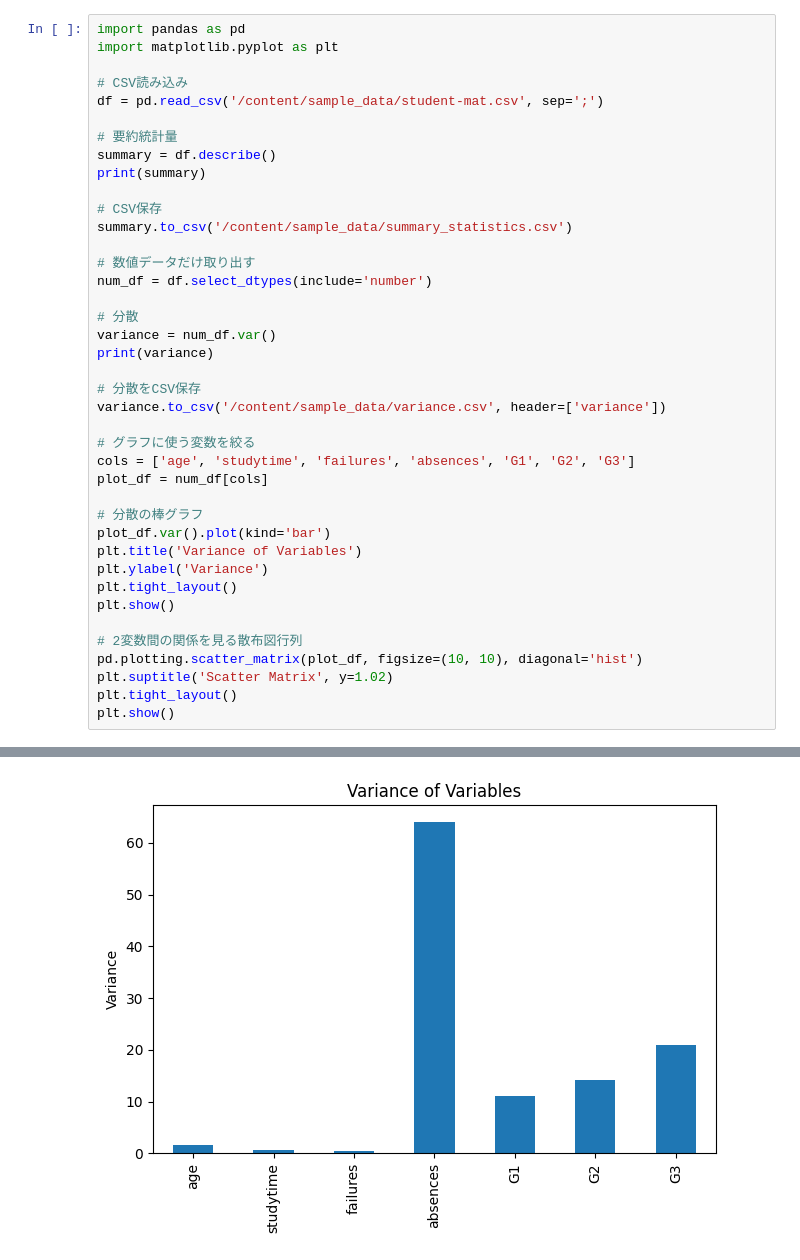
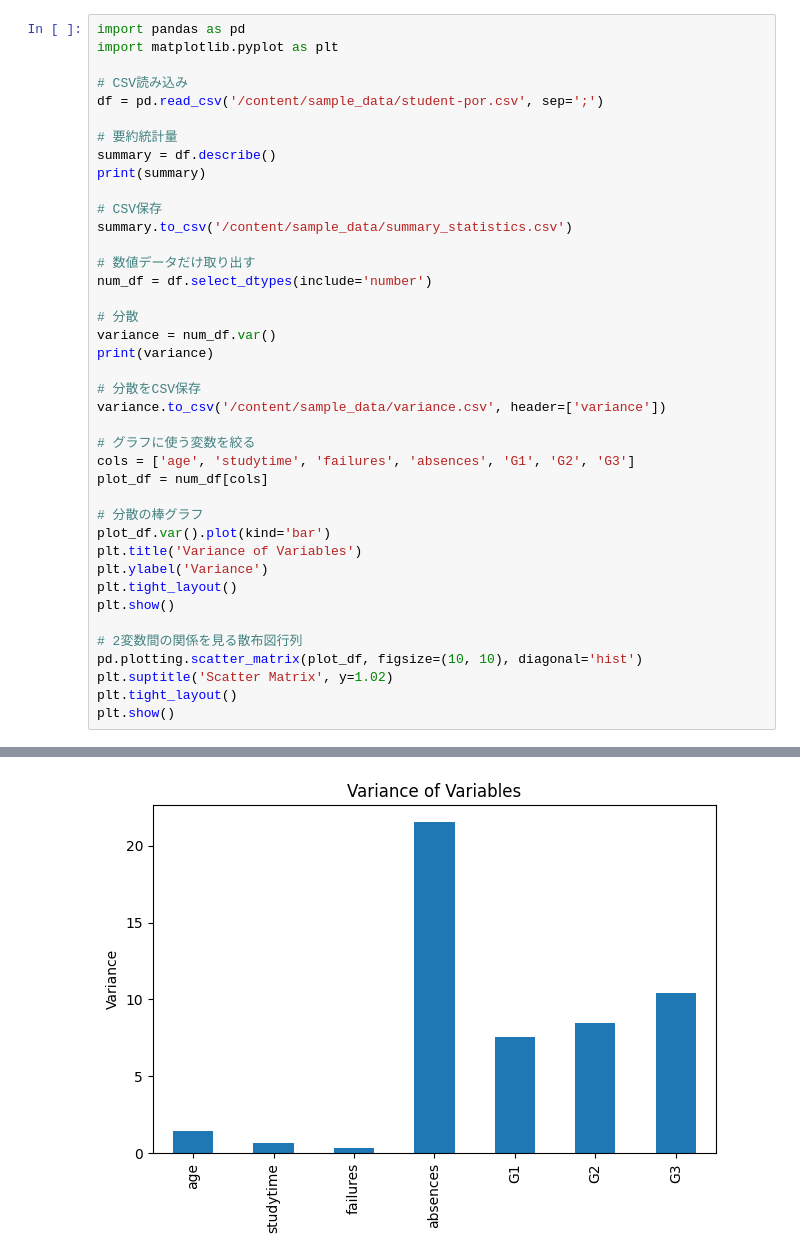
Before and after one commit to tu25003-7491-cyber/EU_M_Math-Repository, a Jupyter notebook: Chap03_Cm_01.ipynb, the cells around one changed output, grey strips where cells are left out. Drawn from its saved outputs; the diff is of its cells as text.

```diff
--- a/Chap03_Cm_01.ipynb
+++ b/Chap03_Cm_01.ipynb
@@ -5,7 +5,7 @@ import pandas as pd
 import matplotlib.pyplot as plt
 
 # CSV読み込み
-df = pd.read_csv('/content/sample_data/student-mat.csv', sep=';')
+df = pd.read_csv('/content/sample_data/student-por.csv', sep=';')
 
 # 要約統計量
 summary = df.describe()
@@ -60,2 +60,2 @@ G3            20.989616
 dtype: float64
-[figure, old version]
+[figure, new version]
```
Also changed, not shown: parts of 1 cell of this notebook.
